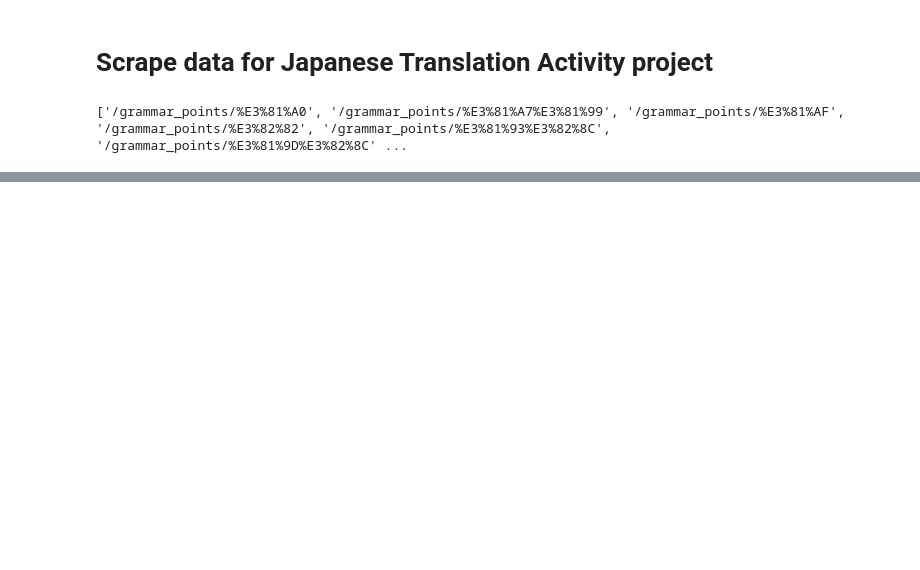
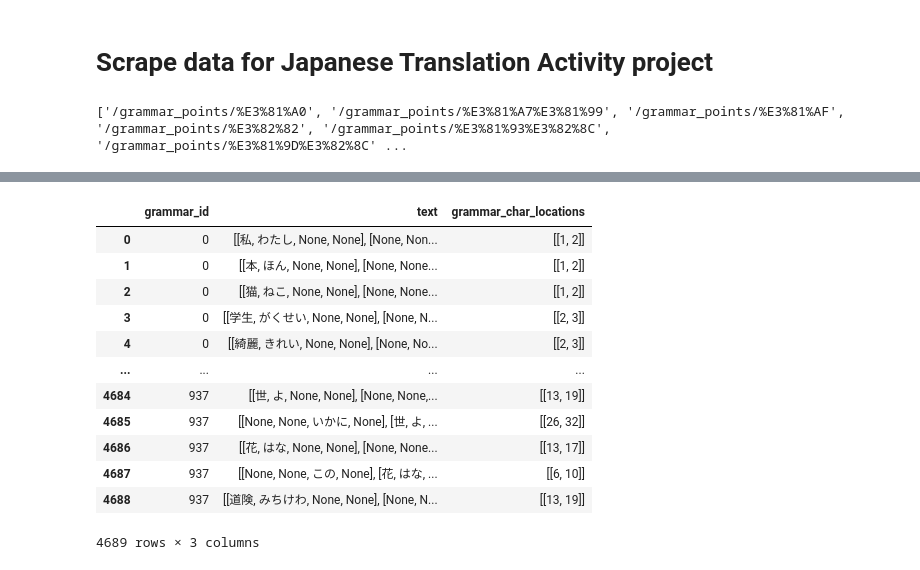
Before and after one commit to Max8Curtis/JapaneseTranslationActivity, a Jupyter notebook: scrape.ipynb, the cells around one changed output, grey strips where cells are left out. Saved outputs shown, nothing was run; the diff lists cells and outputs as text; code cells hidden in the pictures; blank space fills up the shorter version.

Commit message:
material ui added and example scraping finished

```diff
--- a/scrape.ipynb
+++ b/scrape.ipynb
@@ -83,5 +84,5 @@ extract_text('<p class="bp-ddw prose text-large md:text-subtitle">「<ruby>今<r
 # %%
-for url in grammar_points_list:
+for url in tqdm(grammar_points_list):
 
     full_url = BASE_URL + url
     # full_url = "https://bunpro.jp/grammar_points/%E3%82%92"
@@ -104,12 +105,8 @@ for url in grammar_points_list:
 
     description = soup.find("div", {"class": "bp-ddw bp-writeup-body prose"})
     description = extract_text(str(description))
-    print(description)
 
     grammar_data = {"level": level, "grammar_point_jp": grammar_point_jp, "meaning_en": meaning_en, "description": description}
 
     grammar_data_df.loc[len(grammar_data_df)] = grammar_data
-
-    for ex in soup.find_all("p", {"class": "bp-ddw prose text-large md:text-subtitle"}):
-        text = extract_text(str(ex))
 # %% [output]
@@ -121,0 +164,16 @@ grammar_data_df
+# %%
+print(df)
+for rec in tqdm(range(len(df))):
+    url = BASE_URL + df.loc[rec]['page_url']
+    grammar_id = df.index[rec]
+
+    page_data = requests.get(url)
+
+    soup = BeautifulSoup(page_data.text, "html.parser")
+
+    for ex in soup.find_all("p", {"class": "bp-ddw prose text-large md:text-subtitle"}):
+        text = extract_text(str(ex), example=True)
+        print(text)
+        grammar_char_locations = get_grammar_char_locs(text)
+        data = {"grammar_id": grammar_id, "text": text, "grammar_char_locations": grammar_char_locations}
+        examples_df.loc[len(examples_df)] = data
@@ -121,0 +254,16 @@ grammar_data_df
+# %%
+examples_df
+# %% [output]
+|  | grammar_id | text | grammar_char_locations |
+| 0 | 0 | [[私, わたし, None, None], [None, Non... | [[1, 2]] |
+| 1 | 0 | [[本, ほん, None, None], [None, None... | [[1, 2]] |
+| 2 | 0 | [[猫, ねこ, None, None], [None, None... | [[1, 2]] |
+| 3 | 0 | [[学生, がくせい, None, None], [None, N... | [[2, 3]] |
+| 4 | 0 | [[綺麗, きれい, None, None], [None, No... | [[2, 3]] |
+| ... | ... | ... | ... |
+| 4684 | 937 | [[世, よ, None, None], [None, None,... | [[13, 19]] |
+| 4685 | 937 | [[None, None, いかに, None], [世, よ, ... | [[26, 32]] |
+| 4686 | 937 | [[花, はな, None, None], [None, None... | [[13, 17]] |
+| 4687 | 937 | [[None, None, この, None], [花, はな, ... | [[6, 10]] |
+| 4688 | 937 | [[道険, みちけわ, None, None], [None, N... | [[13, 19]] |
+4689 rows × 3 columns
```
Also changed, not shown: parts of 11 cells of this notebook, 3 other files.
